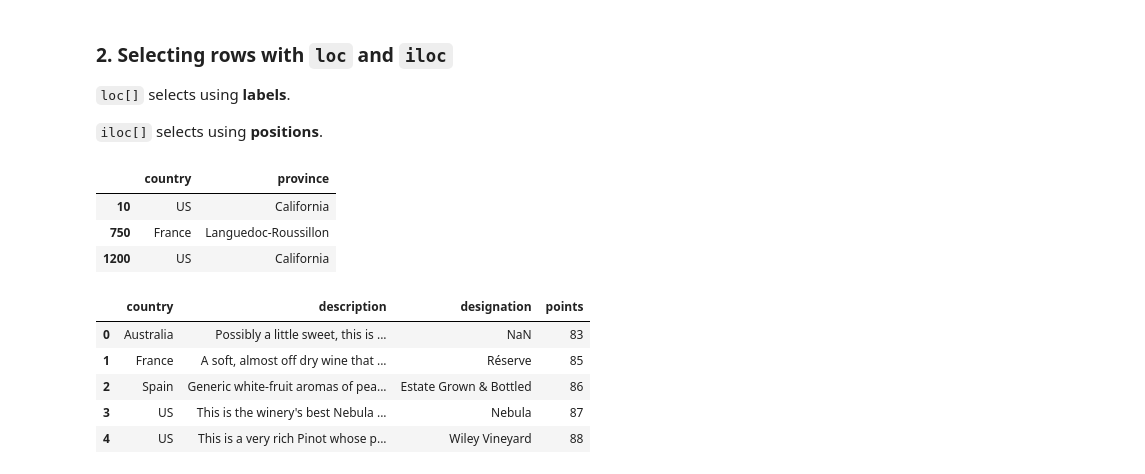
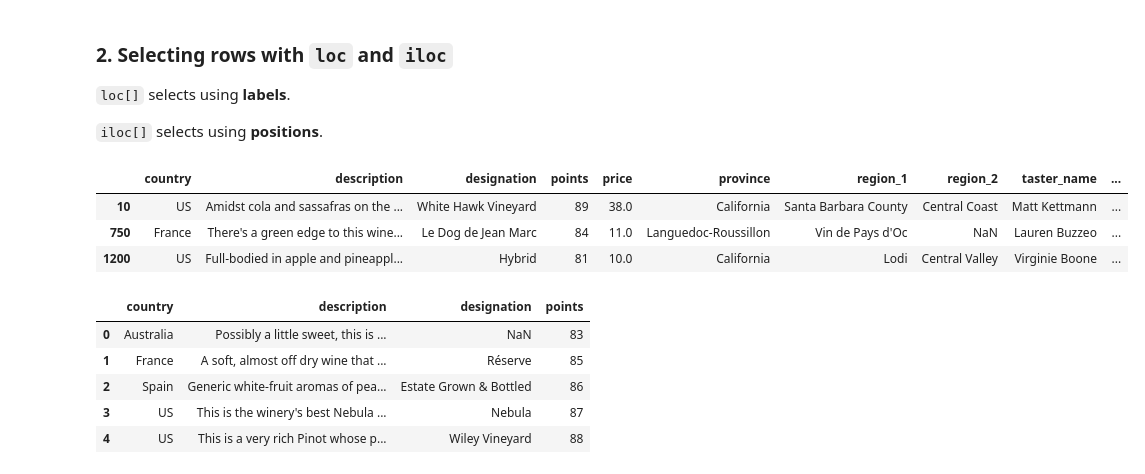
Before and after one commit to fepeti13/analytics-through-coding-repo, a Jupyter notebook: Session_1/Pandas_AUT26.ipynb, the cells around one changed output. Drawn from its saved outputs; the diff is of its cells as text; code cells hidden in the pictures.

```diff
--- a/Session_1/Pandas_AUT26.ipynb
+++ b/Session_1/Pandas_AUT26.ipynb
@@ -206,12 +221,12 @@ wine_subset.head(10)
 `iloc[]` selects using **positions**.
 # %%
 # Select rows with index labels 10, 750 and 1200
-reviews.loc[[10, 750, 1200], ['country', 'province']]
+reviews.iloc[[10, 750, 1200]]
 # %% [output]
-|  | country | province |
-| 10 | US | California |
-| 750 | France | Languedoc-Roussillon |
-| 1200 | US | California |
+|  | country | description | designation | points | price | province | region_1 | region_2 | taster_name | ... |
+| 10 | US | Amidst cola and sassafras on the ... | White Hawk Vineyard | 89 | 38.0 | California | Santa Barbara County | Central Coast | Matt Kettmann | ... |
+| 750 | France | There's a green edge to this wine... | Le Dog de Jean Marc | 84 | 11.0 | Languedoc-Roussillon | Vin de Pays d'Oc | NaN | Lauren Buzzeo | ... |
+| 1200 | US | Full-bodied in apple and pineappl... | Hybrid | 81 | 10.0 | California | Lodi | Central Valley | Virginie Boone | ... |
 # %%
 # Select the first 5 rows and first 4 columns by position
 reviews.iloc[0:5, 0:4]
```
Also changed, not shown: parts of 16 cells of this notebook, 1 other file.
